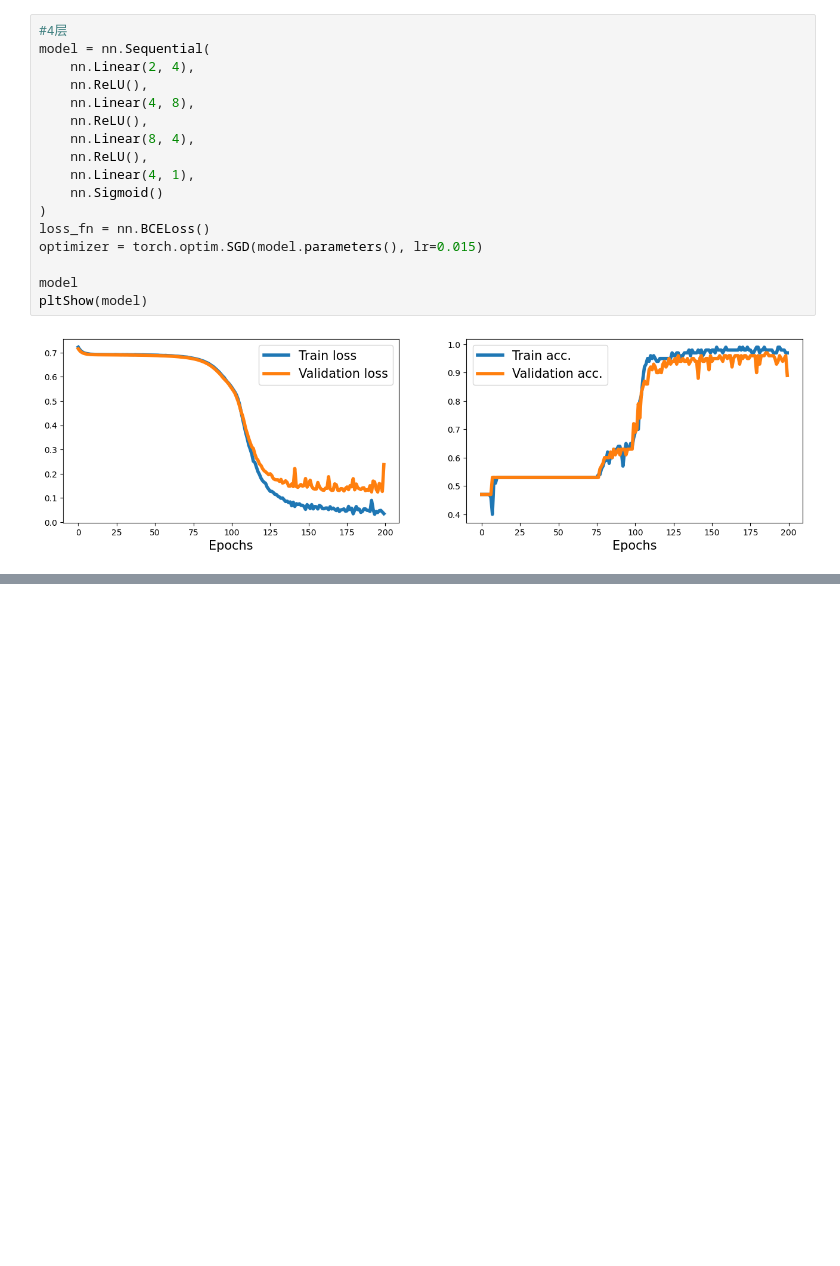
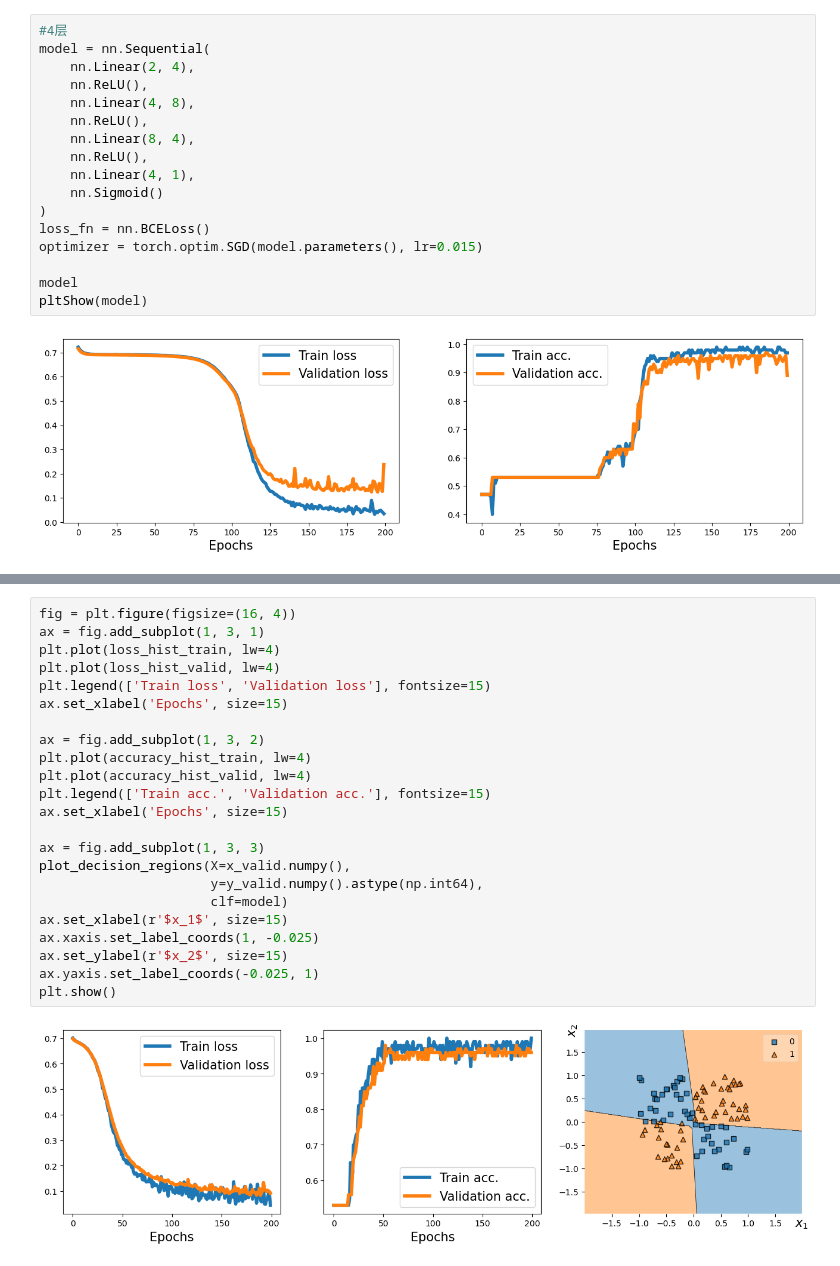
Before and after one commit to LeoWang974/PytorchStudy, a Jupyter notebook: mlBook/ch13/ch13_part1.ipynb, the cells around one changed output, grey strips where cells are left out. Saved outputs shown, nothing was run; the diff lists cells and outputs as text; blank space fills up the shorter version.

```diff
--- a/mlBook/ch13/ch13_part1.ipynb
+++ b/mlBook/ch13/ch13_part1.ipynb
@@ -292,0 +465,25 @@ pltShow(model)
+# %%
+fig = plt.figure(figsize=(16, 4))
+ax = fig.add_subplot(1, 3, 1)
+plt.plot(loss_hist_train, lw=4)
+plt.plot(loss_hist_valid, lw=4)
+plt.legend(['Train loss', 'Validation loss'], fontsize=15)
+ax.set_xlabel('Epochs', size=15)
+
+ax = fig.add_subplot(1, 3, 2)
+plt.plot(accuracy_hist_train, lw=4)
+plt.plot(accuracy_hist_valid, lw=4)
+plt.legend(['Train acc.', 'Validation acc.'], fontsize=15)
+ax.set_xlabel('Epochs', size=15)
+
+ax = fig.add_subplot(1, 3, 3)
+plot_decision_regions(X=x_valid.numpy(),
+                      y=y_valid.numpy().astype(np.int64),
+                      clf=model)
+ax.set_xlabel(r'$x_1$', size=15)
+ax.xaxis.set_label_coords(1, -0.025)
+ax.set_ylabel(r'$x_2$', size=15)
+ax.yaxis.set_label_coords(-0.025, 1)
+plt.show()
+# %% [output]
+[figure, added]
```
Also changed, not shown: parts of 9 cells of this notebook, 2 other files.
